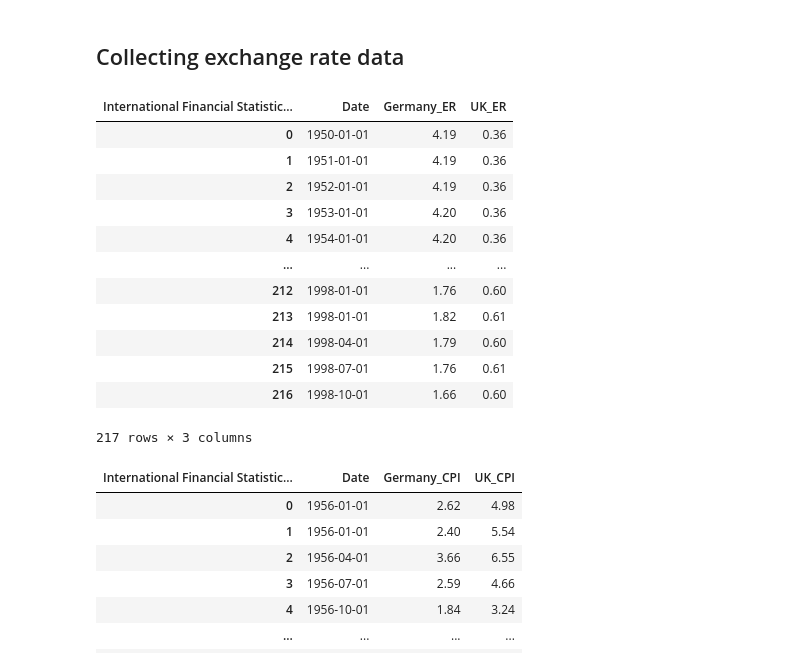
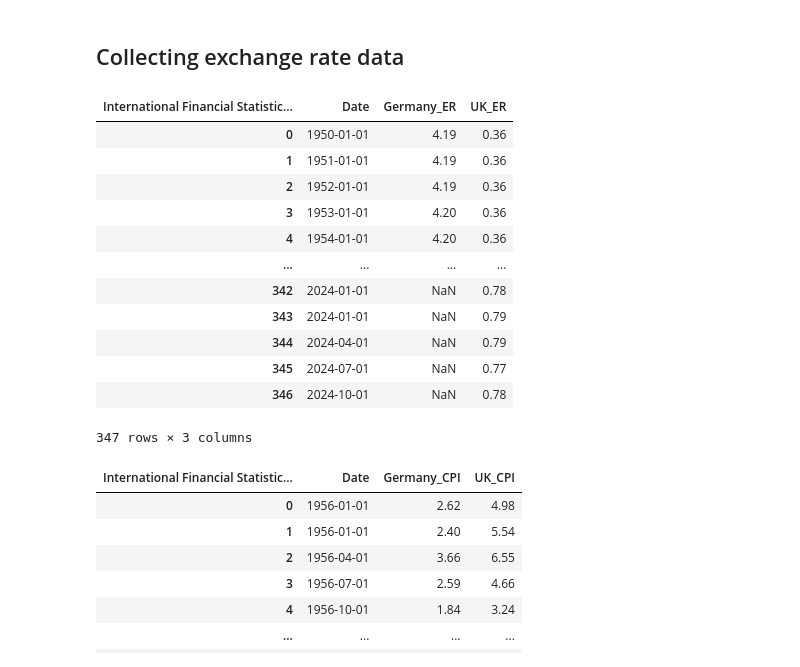
Before and after one commit to a-conga/EC1B1-Project-, a Jupyter notebook: 6.2.ipynb, the cells around one changed output. Saved outputs shown, nothing was run; the diff lists cells and outputs as text; code cells hidden in the pictures.

```diff
--- a/6.2.ipynb
+++ b/6.2.ipynb
@@ -3,10 +3,11 @@
 # %% [markdown]
 ## Collecting exchange rate data
 # %%
-
 import pandas as pd
+import matplotlib.pyplot as plt
+pd.options.mode.chained_assignment = None  #turn off warning messages as unnecessary in this context
+#function to convert quarter formatting to graph readable dates
 def convert_to_datetime(date):
-
     try:
         # If it's a full year (e.g., '1998'), convert to January 1st of that year
         if date.isdigit():
@@ -16,7 +17,7 @@ def convert_to_datetime(date):
             return pd.to_datetime(date.replace('Q1', '01').replace('Q2', '04')
                                   .replace('Q3', '07').replace('Q4', '10'), format='%m %Y')
         else:
-            return pd.NaT  # Return NaT (Not a Time) for unrecognized formats
+            return pd.NaT  # Return Not a Time for unrecognized formats
     except:
         return pd.NaT  # Catch errors
 
@@ -32,51 +33,46 @@ df = pd.read_csv(csv_url)
 # Set the first column as index (assuming it contains country names)
 df.set_index(df.columns[0], inplace=True)
 
-
 # Create a copy to avoid modifying a slice
 df_cleaned = df.dropna(subset=['Germany', 'United Kingdom'], axis=1).copy()
 
 # Add new row for DM/£ exchange rate
 df_cleaned.loc['DM/£'] = df_cleaned.loc['Germany'] / df_cleaned.loc['United Kingdom']
-# Reset the index so that 'Germany', 'United Kingdom', and 'DM/£' become normal columns
+
+# Reset the index so that 'Germany' and 'United Kingdom' become normal columns
 df_cleaned = df.T.reset_index()
 
 # Rename the index column to 'Date'
 df_cleaned.rename(columns={'index': 'Date'}, inplace=True)
-
-df_cleaned = df_cleaned.dropna(subset=['Germany'])
-
-
 
 # Apply conversion to 'Date' column
 df_cleaned['Date'] = df_cleaned['Date'].astype(str).apply(convert_to_datetime)
 
 # Drop any remaining NaN values if needed
 df_cleaned = df_cleaned.dropna(subset=['Date'])
 
 # Sort by date (optional, but useful for plotting)
 df_cleaned = df_cleaned.sort_values(by='Date')
 
 # Reset index for better readability
 df_cleaned = df_cleaned.reset_index(drop=True)
 df_cleaned.rename(columns={'Germany':'Germany_ER','United Kingdom':'UK_ER'}, inplace=True)
-# Add new row for DM/£ exchange rate
 
 display(df_cleaned)
 # %% [output]
 | International Financial Statistic... | Date | Germany_ER | UK_ER |
 | 0 | 1950-01-01 | 4.19 | 0.36 |
 | 1 | 1951-01-01 | 4.19 | 0.36 |
 | 2 | 1952-01-01 | 4.19 | 0.36 |
 | 3 | 1953-01-01 | 4.20 | 0.36 |
 | 4 | 1954-01-01 | 4.20 | 0.36 |
 | ... | ... | ... | ... |
-| 212 | 1998-01-01 | 1.76 | 0.60 |
-| 213 | 1998-01-01 | 1.82 | 0.61 |
-| 214 | 1998-04-01 | 1.79 | 0.60 |
-| 215 | 1998-07-01 | 1.76 | 0.61 |
-| 216 | 1998-10-01 | 1.66 | 0.60 |
+| 342 | 2024-01-01 | NaN | 0.78 |
+| 343 | 2024-01-01 | NaN | 0.79 |
+| 344 | 2024-04-01 | NaN | 0.79 |
+| 345 | 2024-07-01 | NaN | 0.77 |
+| 346 | 2024-10-01 | NaN | 0.78 |
-217 rows × 3 columns
+347 rows × 3 columns
 # %%
 sheet_url = "https://docs.google.com/spreadsheets/d/1qbmUH8W7hympgmjrGSkiIiIXu0XurN-f/edit?usp=drive_link&ouid=104629393755116582960&rtpof=true&sd=true"
 
```
Also changed, not shown: parts of 5 cells of this notebook, 3 other files.
